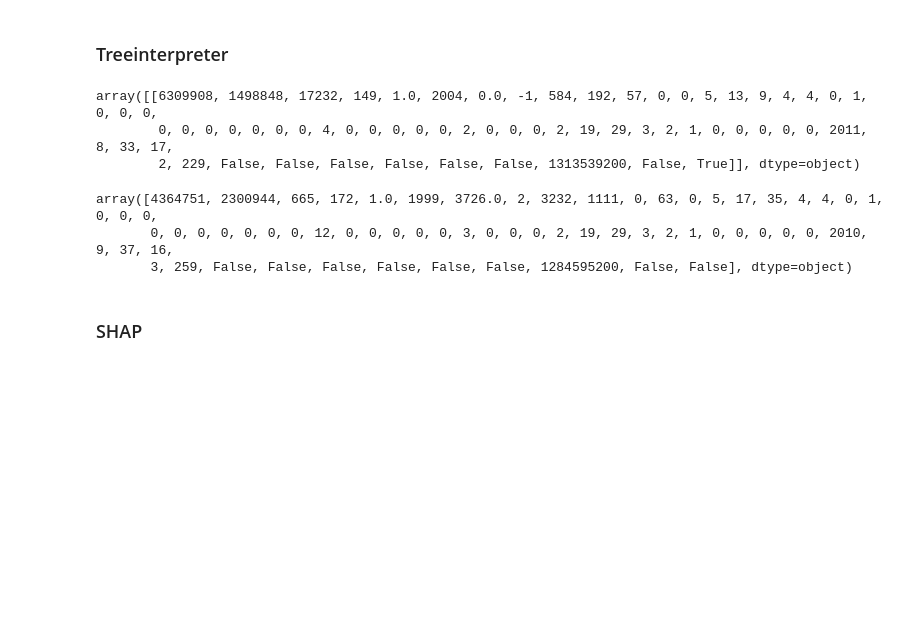
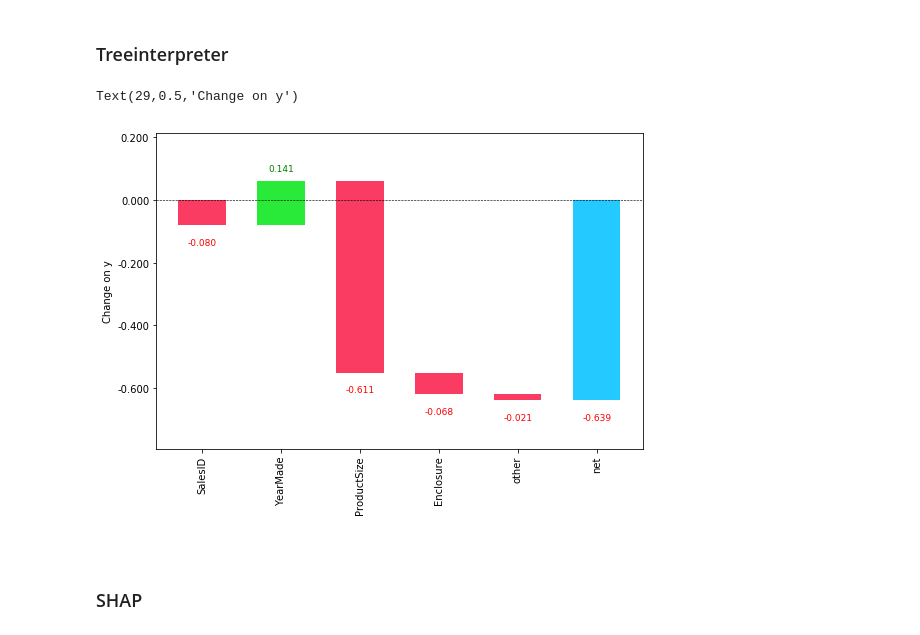
Before and after one commit to noklam/SHAP_Exploration, a Jupyter notebook: Tree model interpreation with SHAP.ipynb, the cells around one changed output. Saved outputs shown, nothing was run; the diff lists cells and outputs as text; code cells hidden in the pictures; blank space fills up the shorter version.

```diff
--- a/Tree model interpreation with SHAP.ipynb
+++ b/Tree model interpreation with SHAP.ipynb
@@ -240,6 +251,3 @@ from treeinterpreter import treeinterpreter as ti
 # %%
 row = X_valid_sample.values[None,0]; row
+prediction, bias, contributions = ti.predict(m, row)
-# %% [output]
-array([[6309908, 1498848, 17232, 149, 1.0, 2004, 0.0, -1, 584, 192, 57, 0, 0, 5, 13, 9, 4, 4, 0, 1, 0, 0, 0,
-        0, 0, 0, 0, 0, 0, 0, 4, 0, 0, 0, 0, 0, 2, 0, 0, 0, 2, 19, 29, 3, 2, 1, 0, 0, 0, 0, 0, 2011, 8, 33, 17,
-        2, 229, False, False, False, False, False, False, 1313539200, False, True]], dtype=object)
@@ -248,7 +254 @@ prediction, bias, contributions = ti.predict(m, row)
-# %%
-X_valid.iloc[0].values
-# %% [output]
-array([4364751, 2300944, 665, 172, 1.0, 1999, 3726.0, 2, 3232, 1111, 0, 63, 0, 5, 17, 35, 4, 4, 0, 1, 0, 0, 0,
-       0, 0, 0, 0, 0, 0, 0, 12, 0, 0, 0, 0, 0, 3, 0, 0, 0, 2, 19, 29, 3, 2, 1, 0, 0, 0, 0, 0, 2010, 9, 37, 16,
-       3, 259, False, False, False, False, False, False, 1284595200, False, False], dtype=object)
 # %%
@@ -255,0 +256,6 @@ contribution_df = pd.DataFrame([X_valid.iloc[0].values, contributions[0]], colum
+# %%
+ti_plot = waterfall_chart.plot(X_valid_sample.columns.values,contributions[0], rotation_value=90, threshold=0.1,formatting='{:,.3f}',figsize=(8,6))
+plt.ylabel('Change on y')
+# %% [output]
+Text(29,0.5,'Change on y')
+[figure, added]
```
Also changed, not shown: parts of 36 cells of this notebook.
